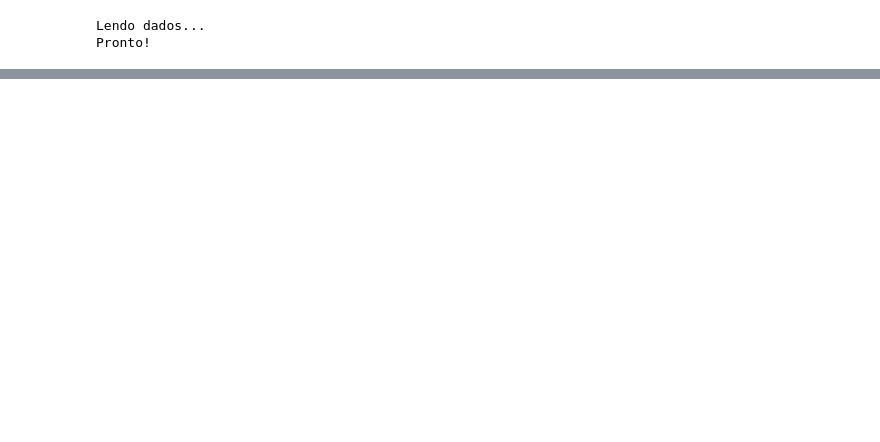
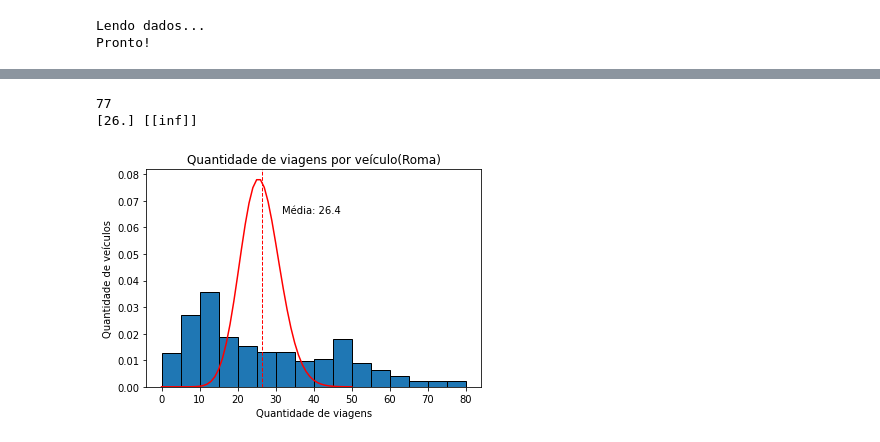
Before and after one commit to TulioNPL/Pesquisa, a Jupyter notebook: jupyter/main.ipynb, the cells around one changed output, grey strips where cells are left out. Drawn from its saved outputs; the diff is of its cells as text; code cells hidden in the pictures; blank space fills up the shorter version.

```diff
--- a/jupyter/main.ipynb
+++ b/jupyter/main.ipynb
@@ -1380,36 +1441,57 @@ def trajPorVeic():
     """Função para calcular e plotar um histograma da quantidade
         de trajetórias por veículo.
     """
+    from scipy.stats import poisson
+    from scipy.optimize import curve_fit
+
+    def fit_function(k, lamb):
+        '''poisson function, parameter lamb is the fit parameter'''
+        return poisson.pmf(k, lamb)
 
     trajCounter = []
     for key in separator:
         trajCounter.append(len(separator[key]))
 
     print(max(trajCounter))
 
     fig, ax = plt.subplots()
     # index = np.arange(0,81,5)
     # index = [int(i) for i in index]
     # index.append(max(trajCounter))
 
     # ax.set_xticks(index)
 
-    plt.hist(trajCounter, bins=range(0,81,5), edgecolor='black',align='mid')
+    entries, bin_edges, patches = plt.hist(trajCounter, bins=range(0,81,5), edgecolor='black',density=True,align='mid')
+    bin_middles = 0.5 * (bin_edges[1:] + bin_edges[:-1])
+    # print(bin_middles)
+    # print(entries)
+
+    popt, pcov = curve_fit(fit_function, bin_middles, entries,[26])
+    print(popt,pcov)
+
+    x_plot = np.arange(0,51)
+    y_plot = fit_function(x_plot,*popt)
+
+    plt.plot(x_plot,y_plot, '-', color='red')
 
     #plota linha com média
     plt.axvline(np.mean(trajCounter), color='red', linestyle='dashed', linewidth=1)
     min_ylim, max_ylim = plt.ylim()
     plt.text(np.mean(trajCounter)*1.2, max_ylim*0.8, 'Média: {:.1f}'.format(np.mean(trajCounter)))
 
     plt.title('Quantidade de viagens por veículo(Roma)')
     plt.xlabel('Quantidade de viagens')
     plt.ylabel('Quantidade de veículos')
     # plt.savefig(path+'/img/qtdViagens_Roma.png', dpi=300, transparent=False, facecolor='white')
     # plt.savefig(path+'/img/histTrajPorVeic_Dublin.png', dpi=100, transparent=False, facecolor='white')
 
     plt.show()
 
 trajPorVeic()
+# %% [output]
+77
+[26.] [[inf]]
+[figure, added]
 # %%
 def cdfTrajPorVeic():
     """Função que plota uma cdf com os dados de quantidades de trajetórias de todos veículos"""
```
Also changed, not shown: parts of 6 cells of this notebook, 5 other files.
